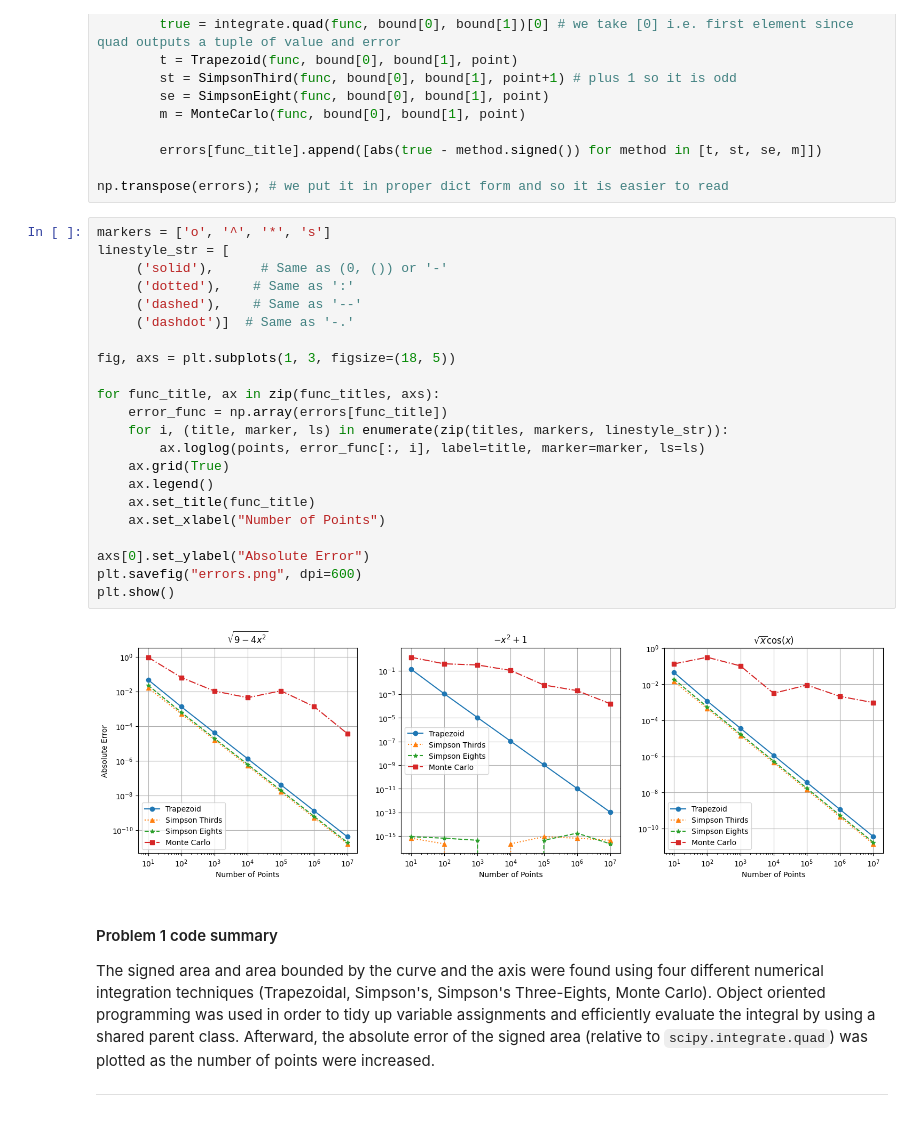
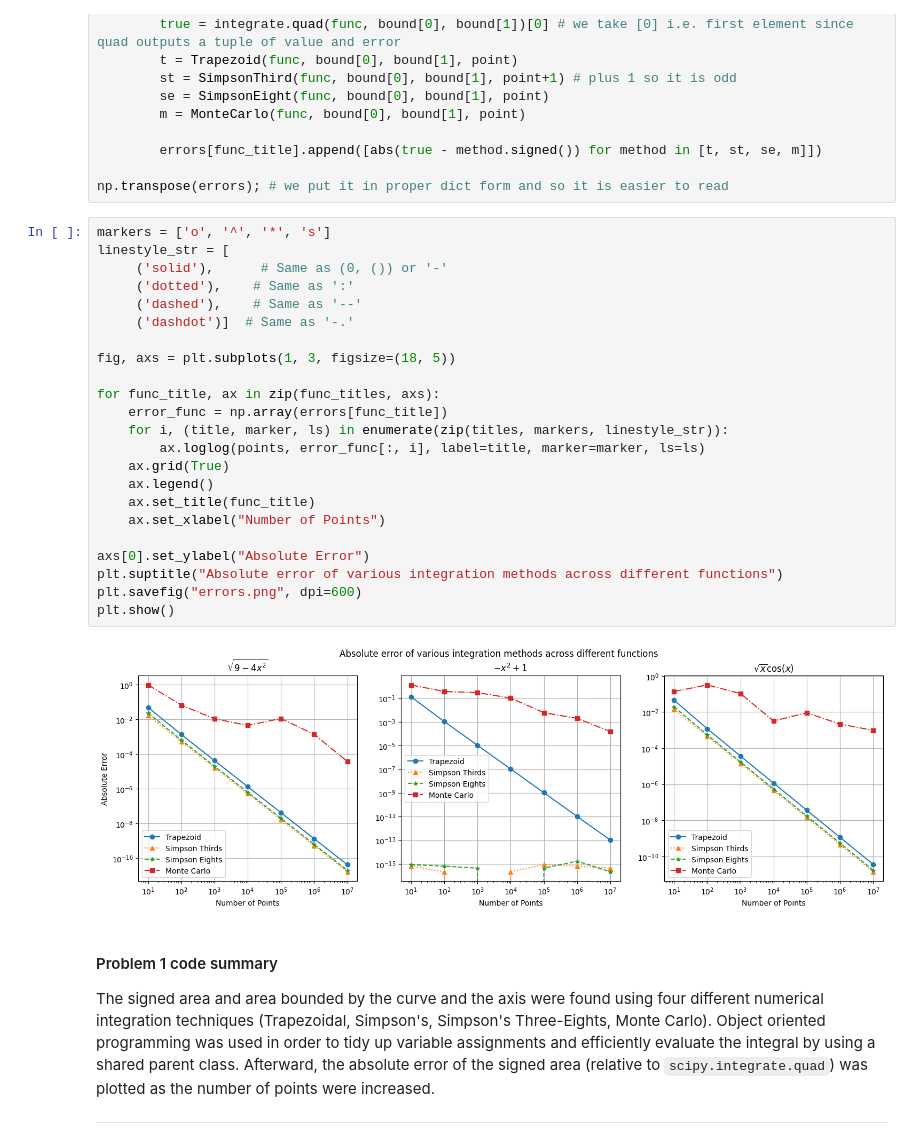
Before and after one commit to CJ4ke/AP155_TX1_1sAY2627, a Jupyter notebook: Rivera/Exercise 11 - Integration/11Integration_RIVERA.ipynb, the cells around one changed output. Saved outputs shown, nothing was run; the diff lists cells and outputs as text.

```diff
--- a/Rivera/Exercise 11 - Integration/11Integration_RIVERA.ipynb
+++ b/Rivera/Exercise 11 - Integration/11Integration_RIVERA.ipynb
@@ -278,27 +279,28 @@ np.transpose(errors); # we put it in proper dict form and so it is easier to rea
 # %%
 markers = ['o', '^', '*', 's']
 linestyle_str = [
      ('solid'),      # Same as (0, ()) or '-'
      ('dotted'),    # Same as ':'
      ('dashed'),    # Same as '--'
      ('dashdot')]  # Same as '-.'
 
 fig, axs = plt.subplots(1, 3, figsize=(18, 5))
 
 for func_title, ax in zip(func_titles, axs):
     error_func = np.array(errors[func_title])
     for i, (title, marker, ls) in enumerate(zip(titles, markers, linestyle_str)):
         ax.loglog(points, error_func[:, i], label=title, marker=marker, ls=ls)
     ax.grid(True)
     ax.legend()
     ax.set_title(func_title)
     ax.set_xlabel("Number of Points")
 
 axs[0].set_ylabel("Absolute Error")
+plt.suptitle("Absolute error of various integration methods across different functions")
 plt.savefig("errors.png", dpi=600)
 plt.show()
 # %% [output]
-[figure, old version]
+[figure, new version]
 # %% [markdown]
 #### Problem 1 code summary
 
```
Also changed, not shown: parts of 1 cell of this notebook, 1 other file.
